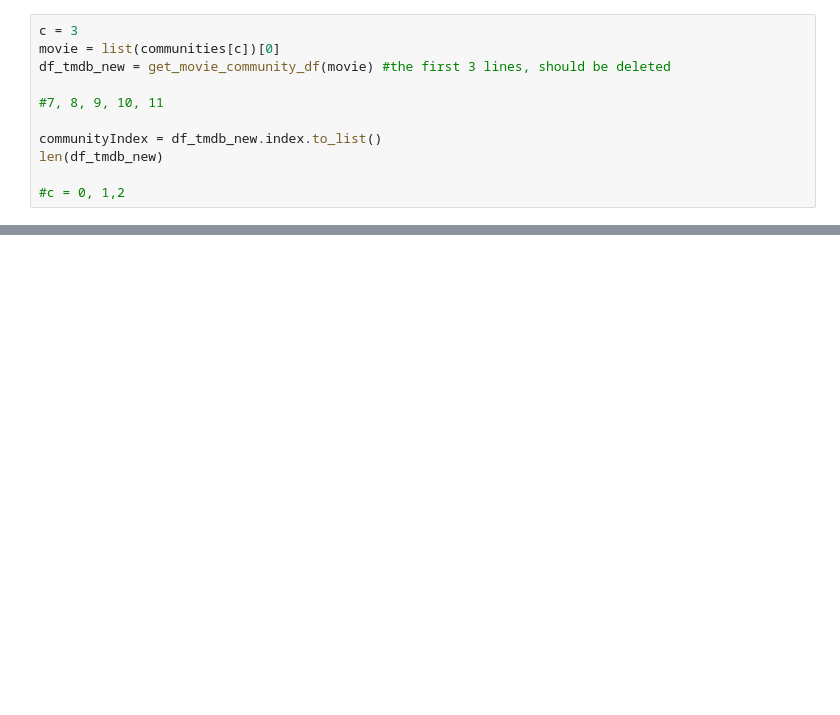
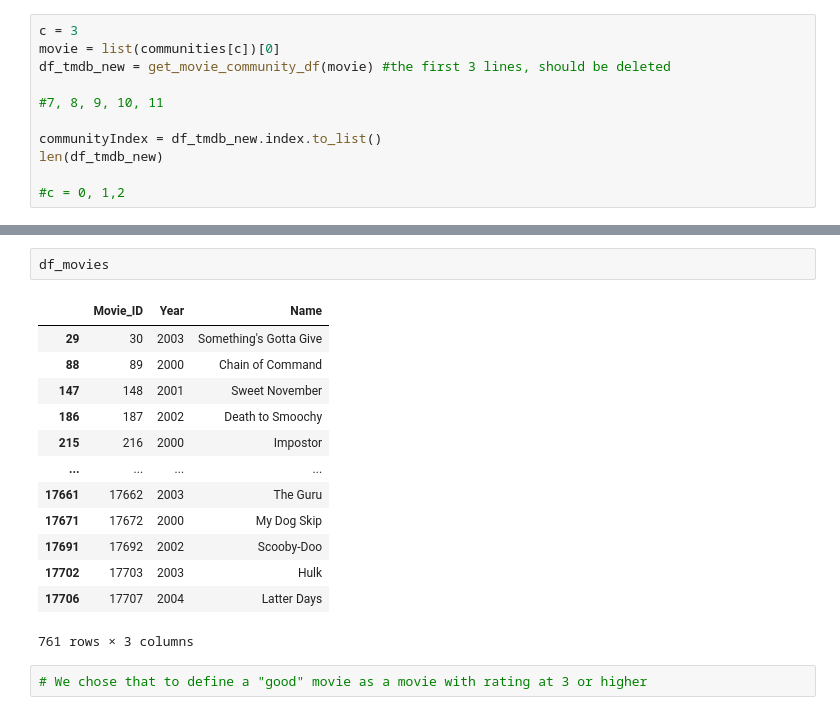
Before and after one commit to jennifer-dtu-2023/02807_project, a Jupyter notebook: merge_network_text.ipynb, the cells around one changed output, grey strips where cells are left out. Cells and saved outputs as stored; diff of their text form; blank space fills up the shorter version.

```diff
--- a/merge_network_text.ipynb
+++ b/merge_network_text.ipynb
@@ -1269,0 +1264,18 @@ def recommendation(user, rating): #user either "new" or "existing", rating of la
+# %%
+df_movies
+# %% [output]
+|  | Movie_ID | Year | Name |
+| 29 | 30 | 2003 | Something's Gotta Give |
+| 88 | 89 | 2000 | Chain of Command |
+| 147 | 148 | 2001 | Sweet November |
+| 186 | 187 | 2002 | Death to Smoochy |
+| 215 | 216 | 2000 | Impostor |
+| ... | ... | ... | ... |
+| 17661 | 17662 | 2003 | The Guru |
+| 17671 | 17672 | 2000 | My Dog Skip |
+| 17691 | 17692 | 2002 | Scooby-Doo |
+| 17702 | 17703 | 2003 | Hulk |
+| 17706 | 17707 | 2004 | Latter Days |
+761 rows × 3 columns
+# %%
+# We chose that to define a "good" movie as a movie with rating at 3 or higher
```
Also changed, not shown: parts of 26 cells of this notebook.
